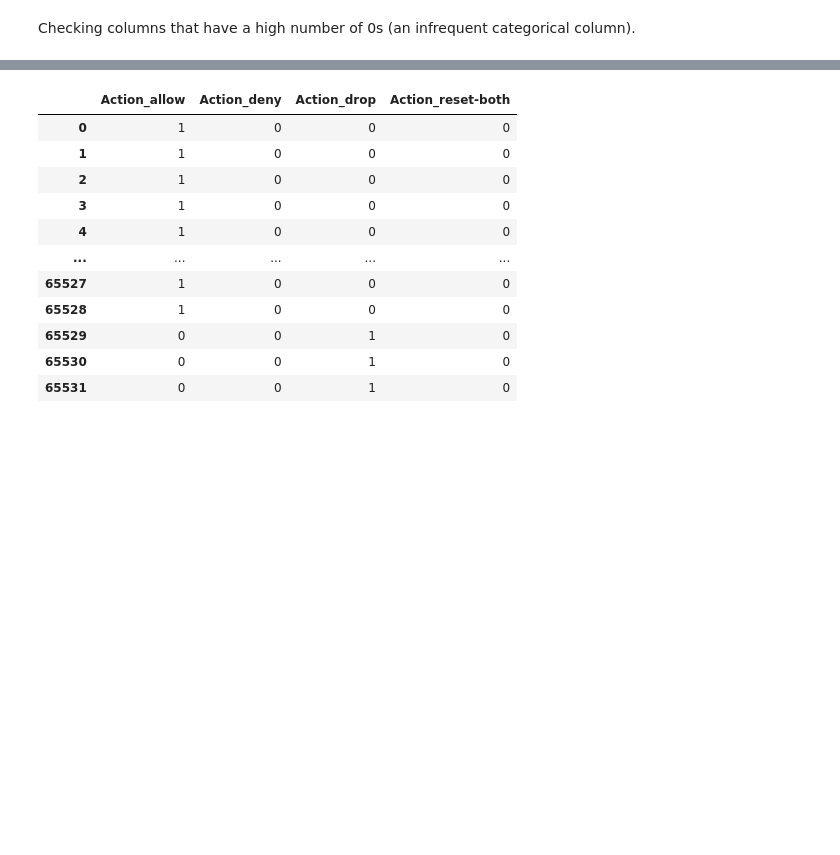
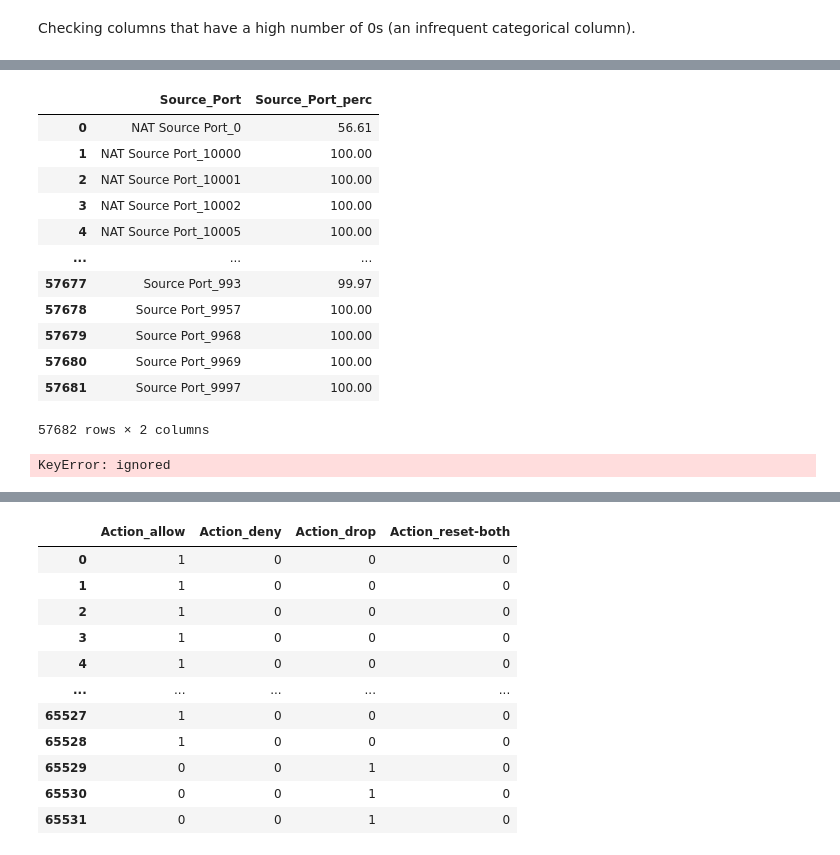
Before and after one commit to KendallScott/QTW, a Jupyter notebook: Case Study 5/Case_Study_5.ipynb, the cells around one changed output, grey strips where cells are left out. Cells and saved outputs as stored; diff of their text form; code cells hidden in the pictures; blank space fills up the shorter version.

```diff
--- a/Case Study 5/Case_Study_5.ipynb
+++ b/Case Study 5/Case_Study_5.ipynb
@@ -176,0 +195,22 @@ Source_Port_perc
+# %%
+Source_Port_df = pd.DataFrame({'Source_Port': list(Source_Port), 'Source_Port_perc': list(Source_Port_perc)}, columns=['Source_Port', 'Source_Port_perc'])
+Source_Port_df
+# %% [output]
+|  | Source_Port | Source_Port_perc |
+| 0 | NAT Source Port_0 | 56.61 |
+| 1 | NAT Source Port_10000 | 100.00 |
+| 2 | NAT Source Port_10001 | 100.00 |
+| 3 | NAT Source Port_10002 | 100.00 |
+| 4 | NAT Source Port_10005 | 100.00 |
+| ... | ... | ... |
+| 57677 | Source Port_993 | 99.97 |
+| 57678 | Source Port_9957 | 100.00 |
+| 57679 | Source Port_9968 | 100.00 |
+| 57680 | Source Port_9969 | 100.00 |
+| 57681 | Source Port_9997 | 100.00 |
+57682 rows × 2 columns
+# %%
+Source_Port_perc = pd.DataFrame(Source_Port_perc)
+Source_Port = pd.DataFrame(Source_Port)
+# %% [output]
+KeyError: ignored
```
Also changed, not shown: parts of 6 cells of this notebook.
